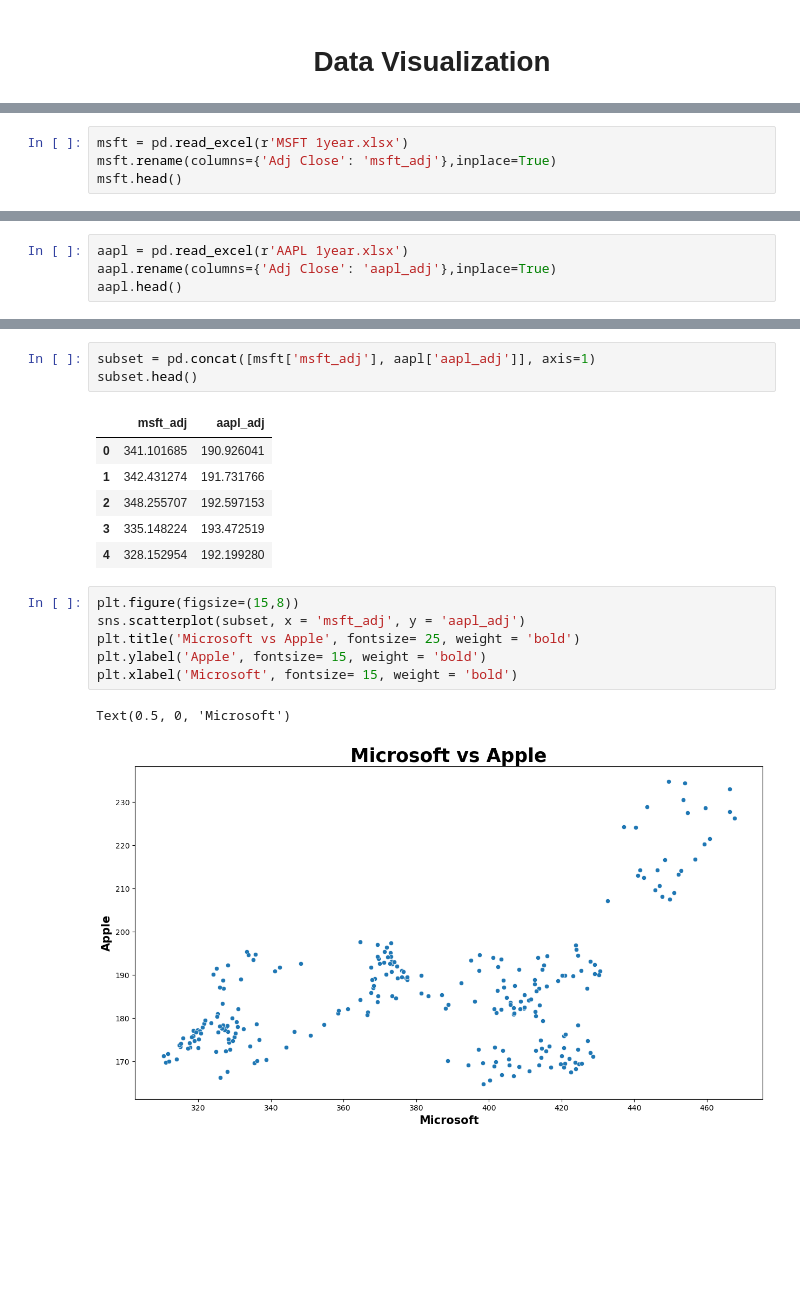
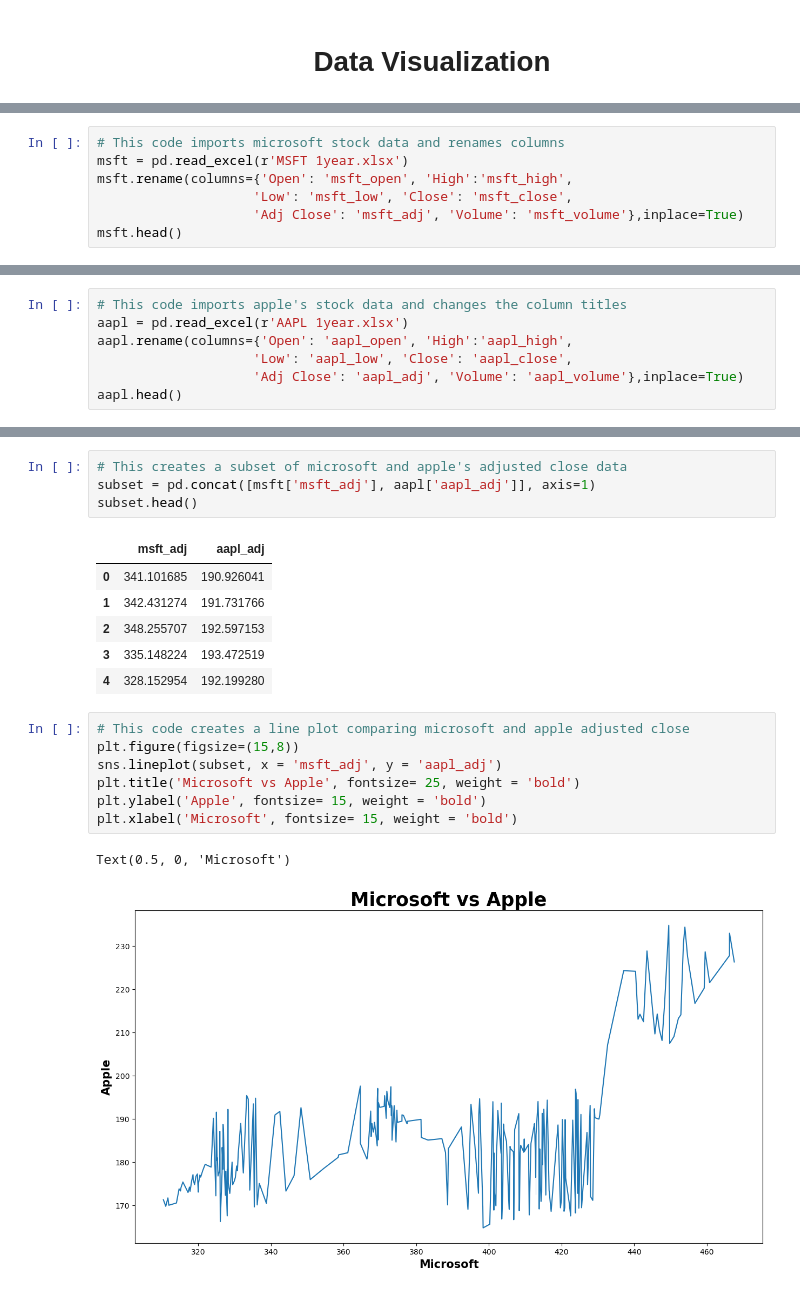
Before and after one commit to MWPerrineJr/DataPrep, a Jupyter notebook: Week 9-10 Assignment.ipynb, the cells around one changed output, grey strips where cells are left out. Drawn from its saved outputs; the diff is of its cells as text; blank space fills up the shorter version.

```diff
--- a/Week 9-10 Assignment.ipynb
+++ b/Week 9-10 Assignment.ipynb
@@ -332,7 +312,10 @@ plt.xlabel('Freight Charges', fontsize = 15, weight = 'bold')
 Text(0.5, 0, 'Freight Charges')
 [figure]
 # %%
+# This code imports microsoft stock data and renames columns
 msft = pd.read_excel(r'MSFT 1year.xlsx')
-msft.rename(columns={'Adj Close': 'msft_adj'},inplace=True)
+msft.rename(columns={'Open': 'msft_open', 'High':'msft_high',
+                    'Low': 'msft_low', 'Close': 'msft_close',
+                    'Adj Close': 'msft_adj', 'Volume': 'msft_volume'},inplace=True)
 msft.head()
 # %% [output]
@@ -352,7 +336,10 @@ plt.xlabel('MSFT Open', fontsize = 10, weight = 'bold')
 Text(0.5, 0, 'MSFT Open')
 [figure]
 # %%
+# This code imports apple's stock data and changes the column titles
 aapl = pd.read_excel(r'AAPL 1year.xlsx')
-aapl.rename(columns={'Adj Close': 'aapl_adj'},inplace=True)
+aapl.rename(columns={'Open': 'aapl_open', 'High':'aapl_high',
+                    'Low': 'aapl_low', 'Close': 'aapl_close',
+                    'Adj Close': 'aapl_adj', 'Volume': 'aapl_volume'},inplace=True)
 aapl.head()
 # %% [output]
@@ -363,6 +350,7 @@ aapl.head()
 | 3 | 2023-07-26 | 193.669998 | 195.639999 | 193.320007 | 194.500000 | 193.472519 | 47471900 |
 | 4 | 2023-07-27 | 196.020004 | 197.199997 | 192.550003 | 193.220001 | 192.199280 | 47460200 |
 # %%
+# This creates a subset of microsoft and apple's adjusted close data
 subset = pd.concat([msft['msft_adj'], aapl['aapl_adj']], axis=1)
 subset.head()
 # %% [output]
@@ -373,11 +361,12 @@ subset.head()
 | 3 | 335.148224 | 193.472519 |
 | 4 | 328.152954 | 192.199280 |
 # %%
+# This code creates a line plot comparing microsoft and apple adjusted close
 plt.figure(figsize=(15,8))
-sns.scatterplot(subset, x = 'msft_adj', y = 'aapl_adj')
+sns.lineplot(subset, x = 'msft_adj', y = 'aapl_adj')
 plt.title('Microsoft vs Apple', fontsize= 25, weight = 'bold')
 plt.ylabel('Apple', fontsize= 15, weight = 'bold')
 plt.xlabel('Microsoft', fontsize= 15, weight = 'bold')
 # %% [output]
 Text(0.5, 0, 'Microsoft')
-[figure, old version]
+[figure, new version]
```
Also changed, not shown: parts of 41 cells of this notebook, 1 other file.
